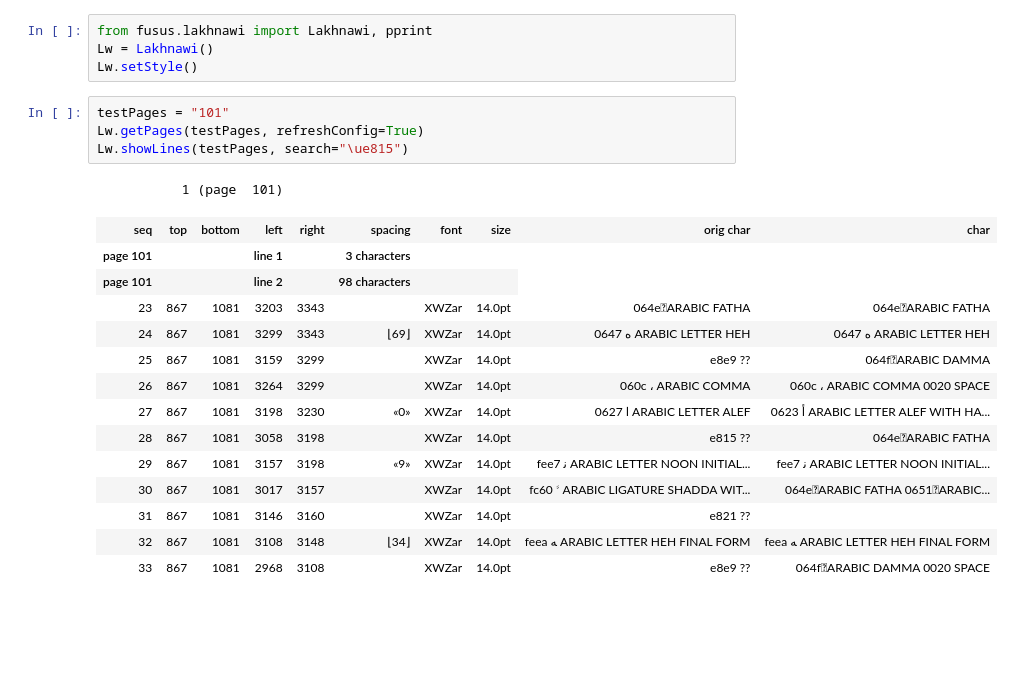
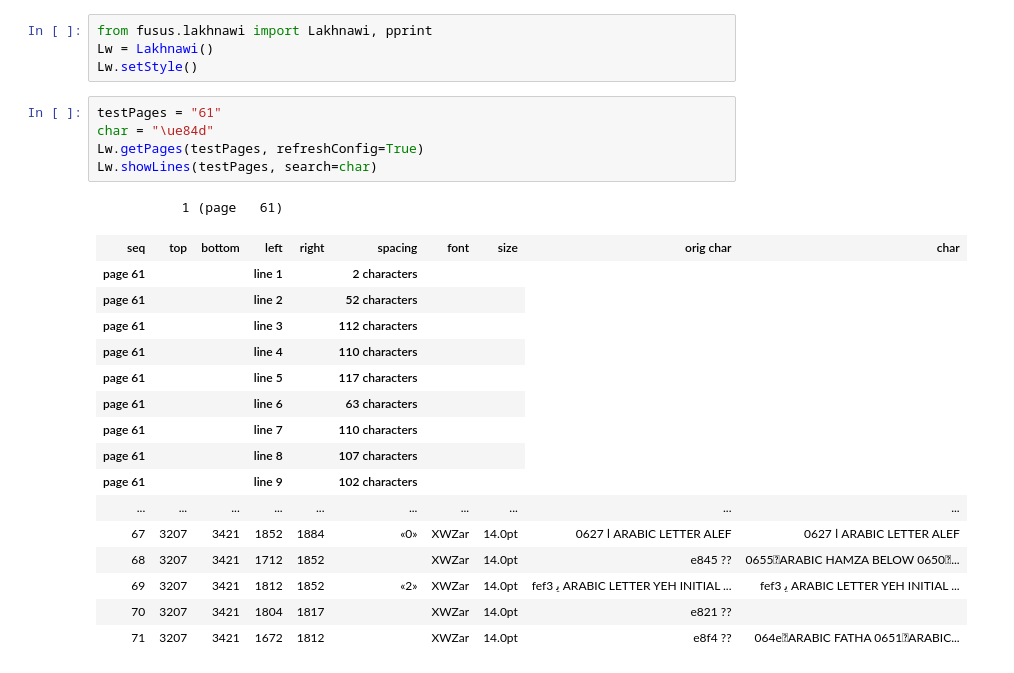
Before and after one commit to among/fusus, a Jupyter notebook: source/getTextPageWork.ipynb, the cells around one changed output. Cells and saved outputs as stored; diff of their text form; blank space fills up the shorter version.

```diff
--- a/source/getTextPageWork.ipynb
+++ b/source/getTextPageWork.ipynb
@@ -7,22 +7,25 @@ from fusus.lakhnawi import Lakhnawi, pprint
 Lw = Lakhnawi()
 Lw.setStyle()
 # %%
-testPages = "101"
+testPages = "61"
+char = "\ue84d"
 Lw.getPages(testPages, refreshConfig=True)
-Lw.showLines(testPages, search="\ue815")
+Lw.showLines(testPages, search=char)
 # %% [output]
-           1 (page  101)
+           1 (page   61)
 | seq | top | bottom | left | right | spacing | font | size | orig char | char |
-| page 101 |  |  | line 1 |  | 3 characters |  |  |
-| page 101 |  |  | line 2 |  | 98 characters |  |  |
-| 23 | 867 | 1081 | 3203 | 3343 |  | XWZar | 14.0pt | 064e َ ARABIC FATHA | 064e َ ARABIC FATHA |
-| 24 | 867 | 1081 | 3299 | 3343 | ⌊69⌋ | XWZar | 14.0pt | 0647 ه ARABIC LETTER HEH | 0647 ه ARABIC LETTER HEH |
-| 25 | 867 | 1081 | 3159 | 3299 |  | XWZar | 14.0pt | e8e9 ?? | 064f ُ ARABIC DAMMA |
-| 26 | 867 | 1081 | 3264 | 3299 |  | XWZar | 14.0pt | 060c ، ARABIC COMMA | 060c ، ARABIC COMMA 0020 SPACE |
-| 27 | 867 | 1081 | 3198 | 3230 | «0» | XWZar | 14.0pt | 0627 ا ARABIC LETTER ALEF | 0623 أ ARABIC LETTER ALEF WITH HA... |
-| 28 | 867 | 1081 | 3058 | 3198 |  | XWZar | 14.0pt | e815 ?? | 064e َ ARABIC FATHA |
-| 29 | 867 | 1081 | 3157 | 3198 | «9» | XWZar | 14.0pt | fee7 ﻧ ARABIC LETTER NOON INITIAL... | fee7 ﻧ ARABIC LETTER NOON INITIAL... |
-| 30 | 867 | 1081 | 3017 | 3157 |  | XWZar | 14.0pt | fc60 ﱠ ARABIC LIGATURE SHADDA WIT... | 064e َ ARABIC FATHA 0651 ّ ARABIC... |
-| 31 | 867 | 1081 | 3146 | 3160 |  | XWZar | 14.0pt | e821 ?? |  |
-| 32 | 867 | 1081 | 3108 | 3148 | ⌊34⌋ | XWZar | 14.0pt | feea ﻪ ARABIC LETTER HEH FINAL FORM | feea ﻪ ARABIC LETTER HEH FINAL FORM |
-| 33 | 867 | 1081 | 2968 | 3108 |  | XWZar | 14.0pt | e8e9 ?? | 064f ُ ARABIC DAMMA 0020 SPACE |
+| page 61 |  |  | line 1 |  | 2 characters |  |  |
+| page 61 |  |  | line 2 |  | 52 characters |  |  |
+| page 61 |  |  | line 3 |  | 112 characters |  |  |
+| page 61 |  |  | line 4 |  | 110 characters |  |  |
+| page 61 |  |  | line 5 |  | 117 characters |  |  |
+| page 61 |  |  | line 6 |  | 63 characters |  |  |
+| page 61 |  |  | line 7 |  | 110 characters |  |  |
+| page 61 |  |  | line 8 |  | 107 characters |  |  |
+| page 61 |  |  | line 9 |  | 102 characters |  |  |
+| ... | ... | ... | ... | ... | ... | ... | ... | ... | ... |
+| 67 | 3207 | 3421 | 1852 | 1884 | «0» | XWZar | 14.0pt | 0627 ا ARABIC LETTER ALEF | 0627 ا ARABIC LETTER ALEF |
+| 68 | 3207 | 3421 | 1712 | 1852 |  | XWZar | 14.0pt | e845 ?? | 0655 ٕ ARABIC HAMZA BELOW 0650 ِ ... |
+| 69 | 3207 | 3421 | 1812 | 1852 | «2» | XWZar | 14.0pt | fef3 ﻳ ARABIC LETTER YEH INITIAL ... | fef3 ﻳ ARABIC LETTER YEH INITIAL ... |
+| 70 | 3207 | 3421 | 1804 | 1817 |  | XWZar | 14.0pt | e821 ?? |  |
+| 71 | 3207 | 3421 | 1672 | 1812 |  | XWZar | 14.0pt | e8f4 ?? | 064e َ ARABIC FATHA 0651 ّ ARABIC... |
```
Also changed, not shown: parts of 4 cells of this notebook, 3 other files.
